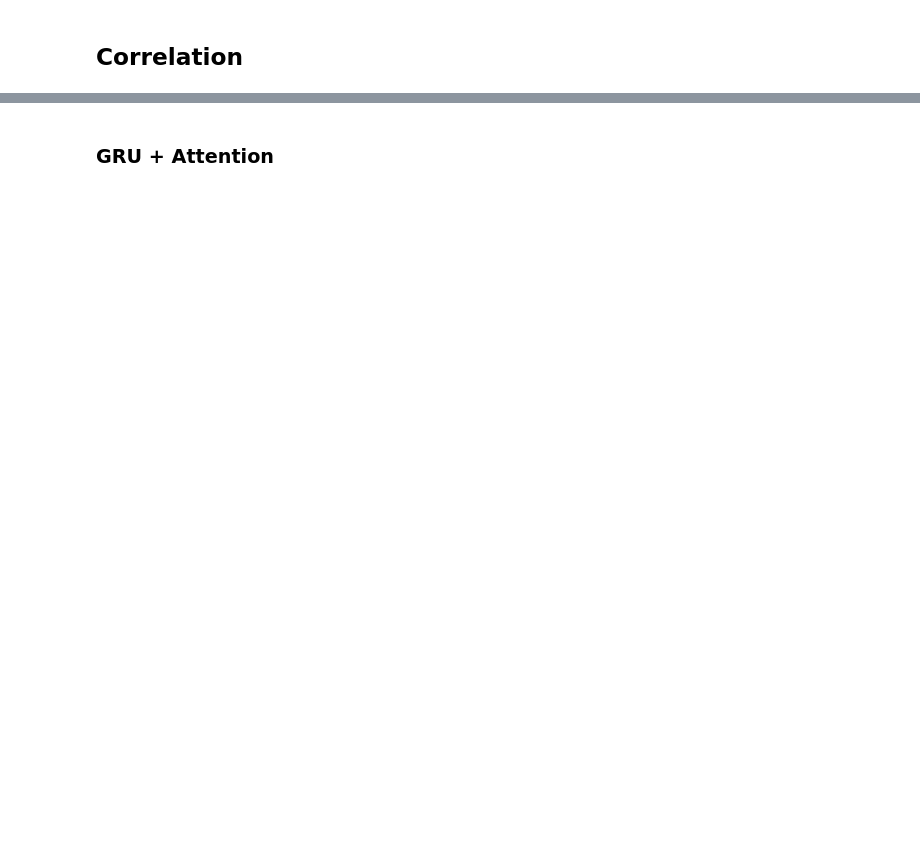
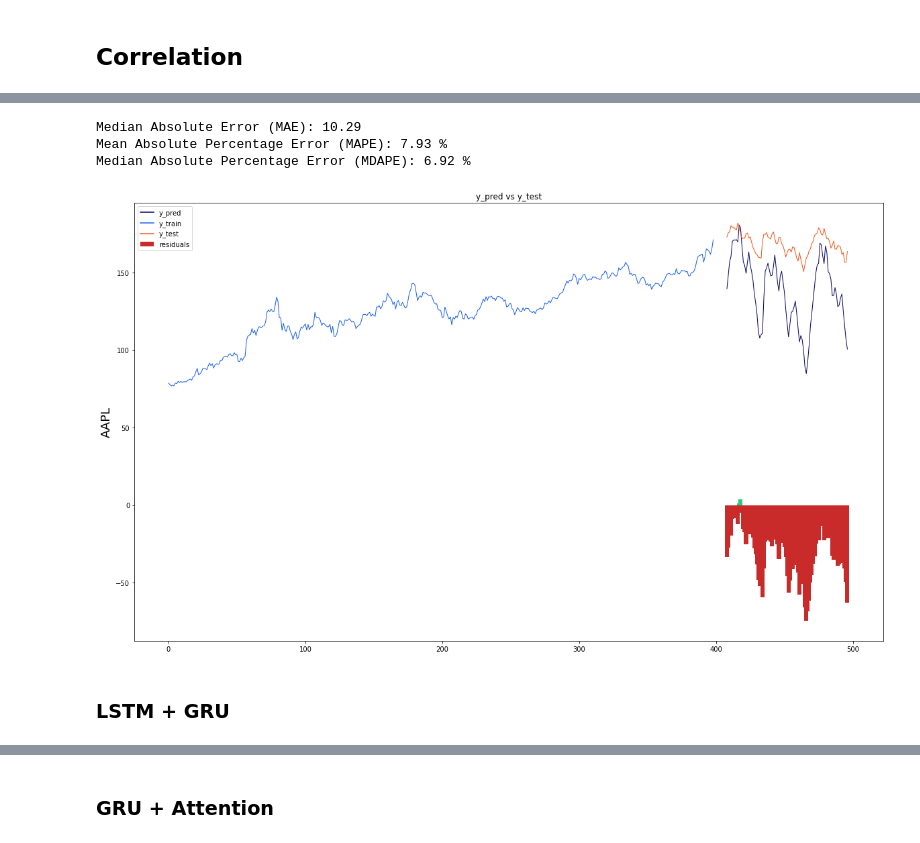
Before and after one commit to ali-rabiee/Portfolio-Formation, a Jupyter notebook: Portfolio_Formation.ipynb, the cells around one changed output, grey strips where cells are left out. Saved outputs shown, nothing was run; the diff lists cells and outputs as text; code cells hidden in the pictures; blank space fills up the shorter version.

Commit message:
Regression models Updated!

```diff
--- a/Portfolio_Formation.ipynb
+++ b/Portfolio_Formation.ipynb
@@ -358,0 +444,16 @@ visualize_clusters(som_x, som_y, win_map)
+# %%
+# Choose the Stock
+ticker = 'AAPL'
+df = pd.read_csv(f'./datasets/{ticker}day.csv')
+
+# Select Features
+df = df[['Close', 'Open', 'Volume', 'High', 'Low']]
+features_num = len(df.columns)
+features_name = df.columns
+print(f"Number of Features: {features_num}")
+print(f"Features: {features_name}")
+
+# Select the column that you want to predict
+predicted_col = 'Close'
+df['Predictions'] = df[predicted_col]
+df
@@ -358,0 +592,10 @@ visualize_clusters(som_x, som_y, win_map)
+# %%
+# Model Summary
+print(lstm.summary())
+
+# Evaluate the LSTM Model in predicting Close prices
+evaluate_model(y_pred, y_test_unscaled)
+# %% [output]
+Median Absolute Error (MAE): 10.29
+Mean Absolute Percentage Error (MAPE): 7.93 %
+Median Absolute Percentage Error (MDAPE): 6.92 %
@@ -358,0 +605,26 @@ visualize_clusters(som_x, som_y, win_map)
+# %%
+stockname = 'AAPL'
+
+# Add the difference between the valid and predicted prices
+train = pd.DataFrame(df['Close'][:training_size + 1]).rename(columns={'Close': 'y_train'})
+valid = pd.DataFrame(df['Close'][training_size+look_back:]).rename(columns={'Close': 'y_test'})
+valid.insert(1, "y_pred", y_pred, True)
+valid.insert(1, "residuals", valid["y_pred"] - valid["y_test"], True)
+df_union = pd.concat([train, valid])
+
+# Create the lineplot
+fig, ax1 = plt.subplots(figsize=(20, 12))
+plt.title("y_pred vs y_test")
+plt.ylabel(stockname, fontsize=18)
+sns.set_palette(["#090364", "#1960EF", "#EF5919"])
+sns.lineplot(data=df_union[['y_pred', 'y_train', 'y_test']], linewidth=1.0, dashes=False, ax=ax1)
+
+# Create the bar plot with the differences
+df_sub = ["#2BC97A" if x > 0 else "#C92B2B" for x in df_union["residuals"].dropna()]
+ax1.bar(height=df_union['residuals'].dropna(), x=df_union['residuals'].dropna().index, width=3, label='residuals', color=df_sub)
+plt.legend()
+plt.show()
+# %% [output]
+[figure, added]
+# %% [markdown]
+### LSTM + GRU
```
Also changed, not shown: parts of 56 cells of this notebook.
